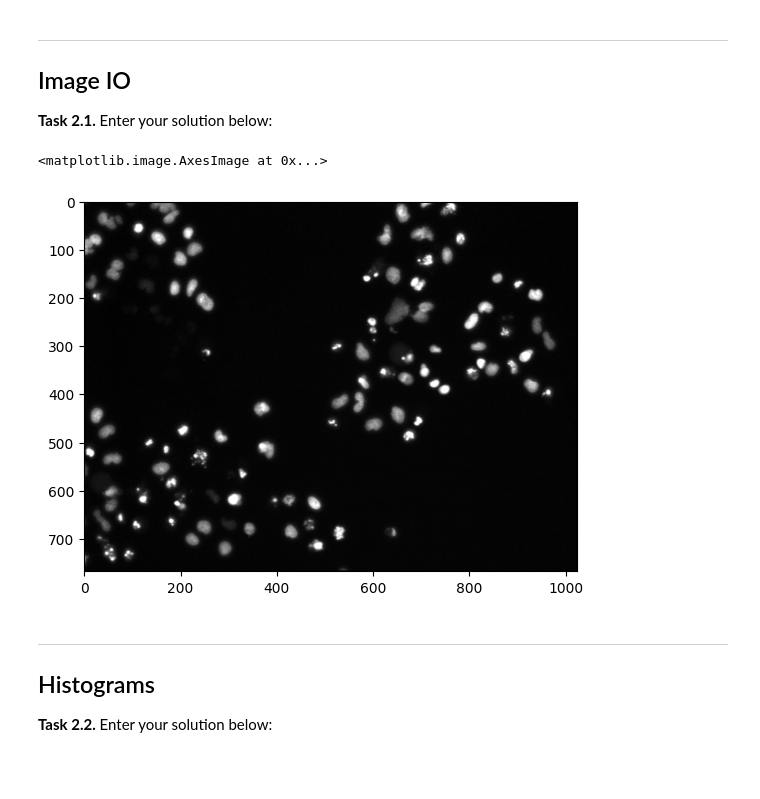
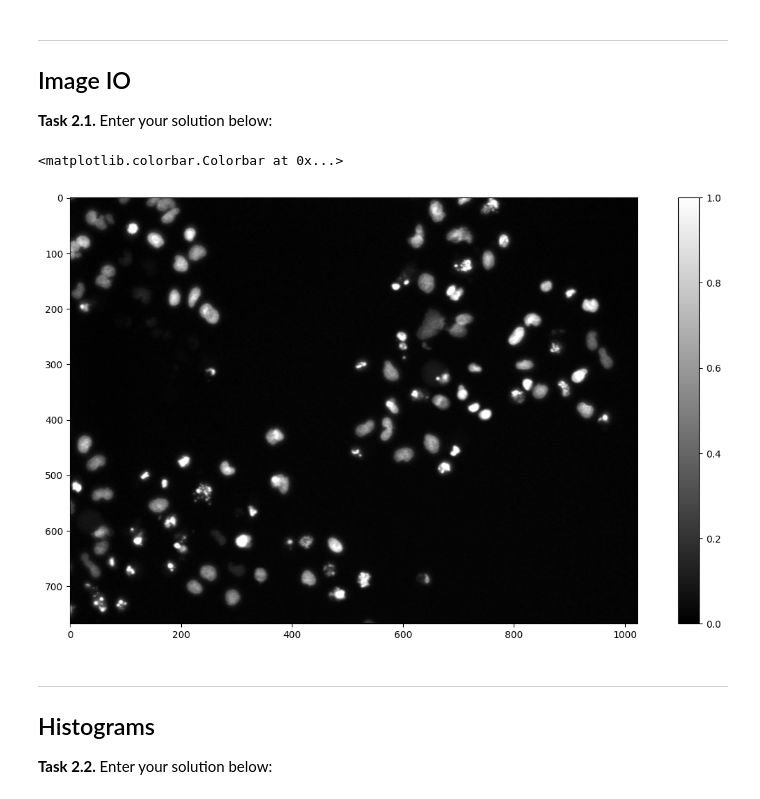
Before and after one commit to LutzReh/mobi-fs3-python, a Jupyter notebook: task2.ipynb, the cells around one changed output. Cells and saved outputs as stored; diff of their text form; code cells hidden in the pictures; blank space fills up the shorter version.

```diff
--- a/task2.ipynb
+++ b/task2.ipynb
@@ -11,10 +11,12 @@ img = plt.imread("data/cells.png")
 
 **<a id="#">Task 2.1.</a>** Enter your solution below:
 # %%
+plt.figure(figsize=(15,8))
 plt.imshow(img, "grey")
+plt. colorbar()
 # %% [output]
-<matplotlib.image.AxesImage at 0x...>
+<matplotlib.colorbar.Colorbar at 0x...>
-[figure, old version]
+[figure, new version]
 # %% [markdown]
 ---
 
```
Also changed, not shown: parts of 3 cells of this notebook.
